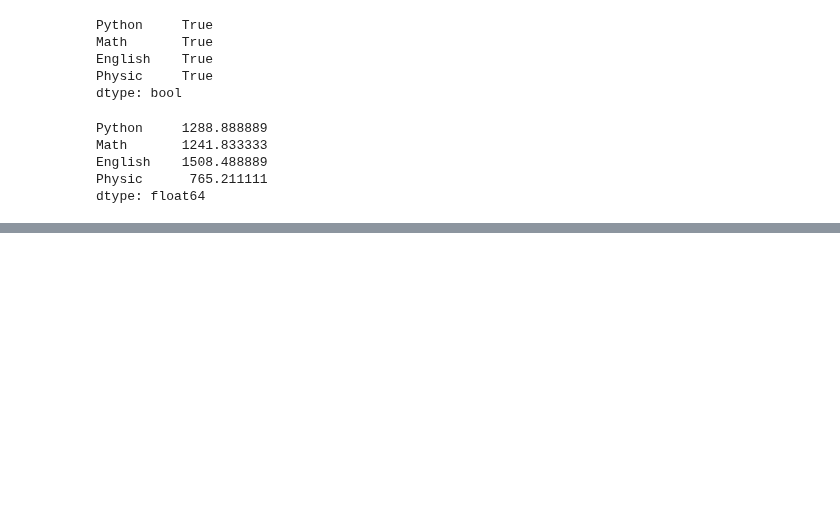
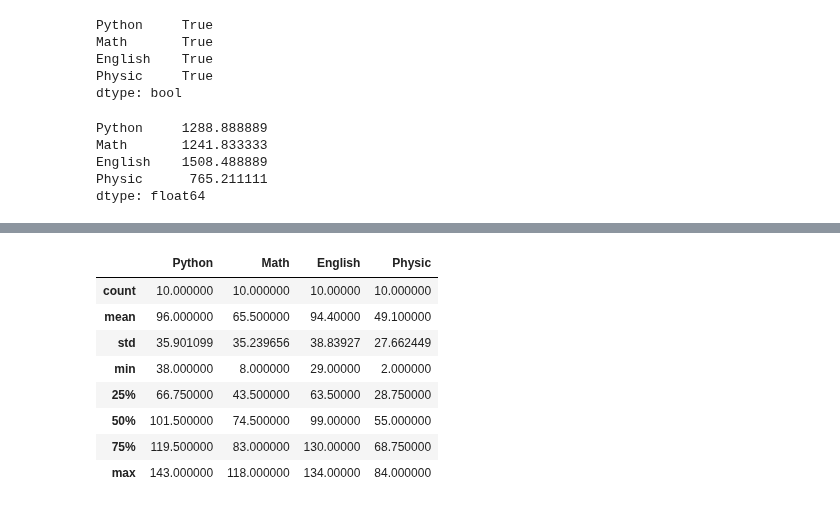
Before and after one commit to TinyHandsome/BookStudy, a Jupyter notebook: python_projects/2-千峰数据分析/7-pandas.ipynb, the cells around one changed output, grey strips where cells are left out. Cells and saved outputs as stored; diff of their text form; code cells hidden in the pictures; blank space fills up the shorter version.

```diff
--- a/python_projects/2-千峰数据分析/7-pandas.ipynb
+++ b/python_projects/2-千峰数据分析/7-pandas.ipynb
@@ -511,0 +526,12 @@ dtype: float64
+# %%
+df2.describe()
+# %% [output]
+|  | Python | Math | English | Physic |
+| count | 10.000000 | 10.000000 | 10.00000 | 10.000000 |
+| mean | 96.000000 | 65.500000 | 94.40000 | 49.100000 |
+| std | 35.901099 | 35.239656 | 38.83927 | 27.662449 |
+| min | 38.000000 | 8.000000 | 29.00000 | 2.000000 |
+| 25% | 66.750000 | 43.500000 | 63.50000 | 28.750000 |
+| 50% | 101.500000 | 74.500000 | 99.00000 | 55.000000 |
+| 75% | 119.500000 | 83.000000 | 130.00000 | 68.750000 |
+| max | 143.000000 | 118.000000 | 134.00000 | 84.000000 |
```
Also changed, not shown: parts of 28 cells of this notebook, 7 other files.
